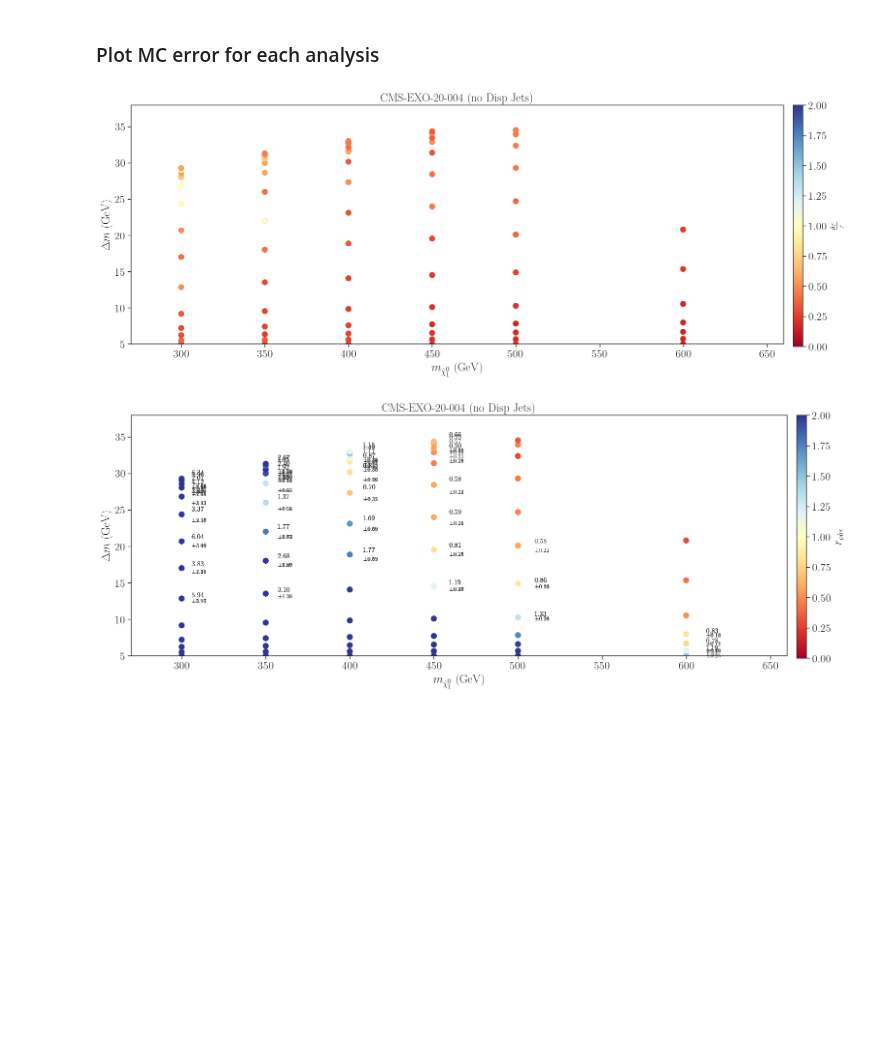
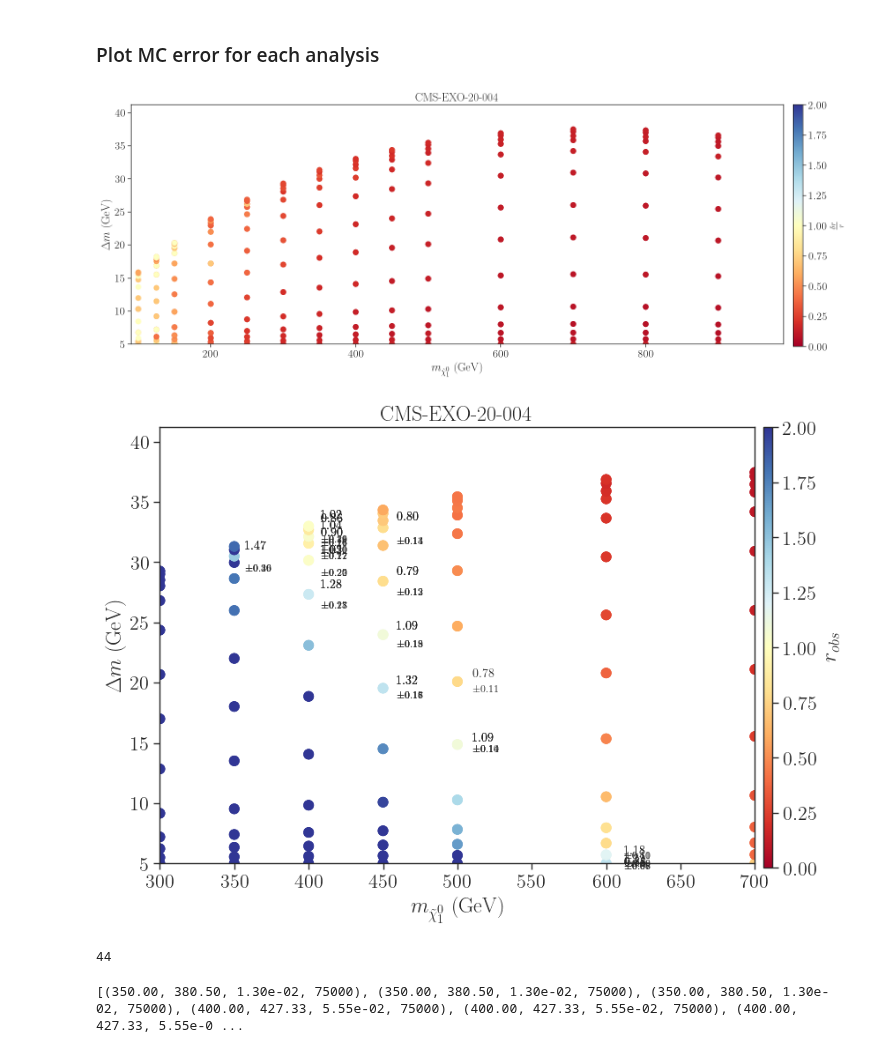
Before and after one commit to andlessa/LLP-CDFO, a Jupyter notebook: plotting/checkMCstats_CMS.ipynb, the cells around one changed output. Cells and saved outputs as stored; diff of their text form; code cells hidden in the pictures; blank space fills up the shorter version.

```diff
--- a/plotting/checkMCstats_CMS.ipynb
+++ b/plotting/checkMCstats_CMS.ipynb
@@ -28,7 +28,7 @@ cm = plt.colormaps['RdYlBu']
 # %% [markdown]
 ### Load Recast Data
 # %%
-files = {'CMS-EXO-20-004 (no Disp Jets)' :'../results_dataFrames/pp2BB1j_cms_maxR_2_New2.pcl',}
+files = {'CMS-EXO-20-004' :'../results_dataFrames/pp2BB1j_cms_latest.pcl',}
 
 
 recastDataDict = {label : pd.read_pickle(f) for label,f in files.items()}
@@ -99,7 +99,7 @@ plt.show()
 lumi = 200.0
 fig = plt.figure(figsize=(8,5))
 
-recastData = recastDataDict['CMS-EXO-20-004 (no Disp Jets)']
+recastData = recastDataDict['CMS-EXO-20-004']
 recastData = recastDataDict[label]
 y = recastData[msb]-recastData[mn1]
 x = recastData[mn1]
@@ -148,44 +148,60 @@ fig.colorbar(p,label=r'$\frac{\delta r}{r}$',cax=cbar_ax)
 # plt.tight_layout()
 plt.show()
 # %% [output]
-[figure, old version]
+[figure, new version]
 # %%
-fig,axarr = plt.subplots(nrows=1,ncols=len(recastDataDict),figsize=(20,5))
+fig,axarr = plt.subplots(nrows=1,ncols=len(recastDataDict),figsize=(10,5))
 axarr=[axarr]
 
+low_stats = []
 for iplot,label in enumerate(recastDataDict):
     ax = axarr[iplot]
     recastData = recastDataDict[label]
     y = recastData[msb]-recastData[mn1]
     x = recastData[mn1]
+    tau = recastData[tau]
     rValues = recastData['robs']*recastData['kfactor']
     rValuesErr = recastData['robsErr']*recastData['kfactor']
     p = ax.scatter(x=x,y=y,vmin=0.0,vmax=2.0,
             c=rValues,cmap=cm,s=60)
 
     for i,pt in enumerate(x):
         # plt.text(1.05*x[i],1.05*y[i],r'$%1.1e \pm %1.1e$' %(rValues[i],rValuesErr[i]),fontsize=5)
         if not rValues[i]:
             continue
         if rValues[i]+2*rValuesErr[i] < 1.0:
             continue
         if rValues[i]-2*rValuesErr[i] > 1.0:
             continue
+        if rValues[i] > 1.5:
+            continue
         ax.text(1.02*x[i],1.02*y[i],r'$%1.2f$' %(rValues[i]),fontsize=10)
         ax.text(1.02*x[i],0.96*y[i],r'$\pm %1.2f$' %(rValuesErr[i]),fontsize=8)
+        low_stats.append([x[i],x[i]+y[i],tau[i]])
+
 
     ax.set_xlabel(r'$m_{\tilde \chi_1^0}$ (GeV)')
     ax.set_ylabel(r'$\Delta m$ (GeV)')
     ax.set_title('%s' %label)
-    ax.set_xlim(0.9*x.min(),1.1*x.max())
+    ax.set_xlim(300.0,700.)
     ax.set_ylim(5.0,1.1*y.max())
 
 
 fig.subplots_adjust(right=0.8,top=1.1)
 cbar_ax = fig.add_axes([0.81, 0.1, 0.01, 1.0])
 # fig.colorbar(r, cax=cbar_ax)
 fig.colorbar(p,label=r'$r_{obs}$',cax=cbar_ax)
 # plt.tight_layout()
 plt.show()
 # %% [output]
-[figure, old version]
+[figure, new version]
+# %%
+print(len(low_stats))
+# %% [output]
+44
+# %%
+ptsIni = [("%1.2f" %pt[0], "%1.2f" %pt[1], "%1.2e" %pt[2], "75000") for pt in low_stats]
+# ptsIni = [("%1.2f" %pt[0], "%1.2f" %pt[1], "%1.2e" %pt[2]) for pt in sorted(low_stats) if pt[0] > 0.0]
+print(str(ptsIni).replace("'", ""))
+# %% [output]
+[(350.00, 380.50, 1.30e-02, 75000), (350.00, 380.50, 1.30e-02, 75000), (350.00, 380.50, 1.30e-02, 75000), (400.00, 427.33, 5.55e-02, 75000), (400.00, 427.33, 5.55e-02, 75000), (400.00, 427.33, 5.55e-0 ...
```
Also changed, not shown: parts of 2 cells of this notebook, 4 other files.
